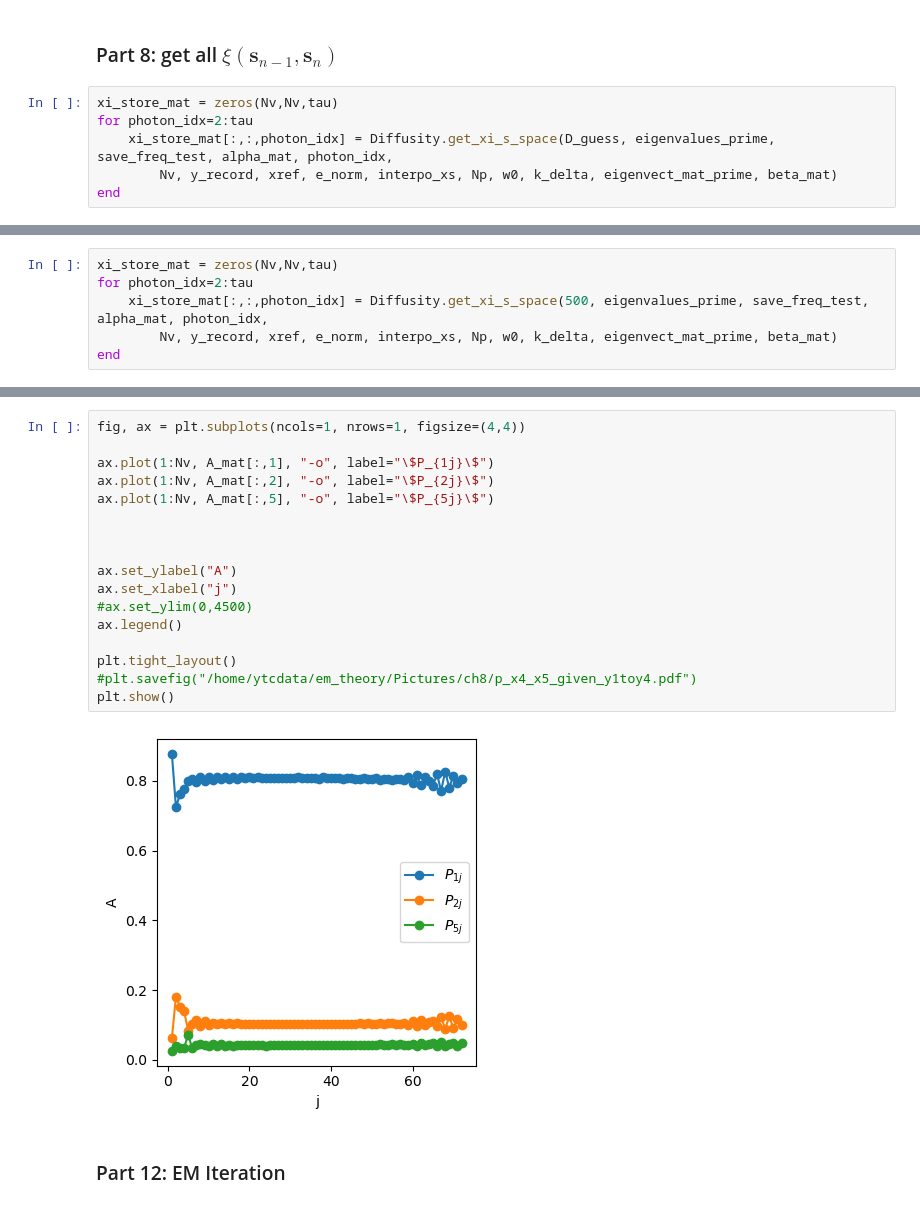
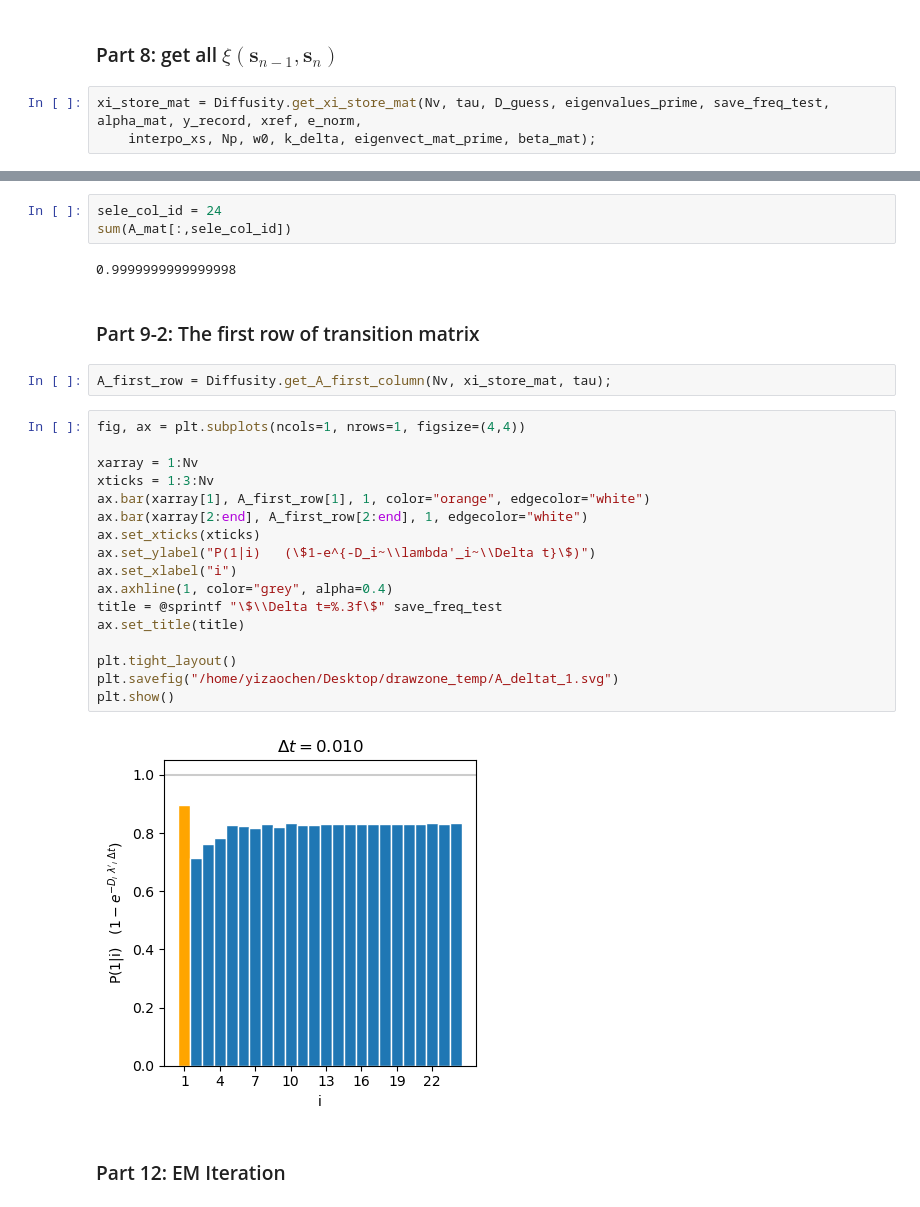
Before and after one commit to yizaochen/md_pisl, a Jupyter notebook: notebooks/diffusion_coefficient/eigenspace_graphical_EM_A_2.ipynb, the cells around one changed output, grey strips where cells are left out. Cells and saved outputs as stored; diff of their text form.

```diff
--- a/notebooks/diffusion_coefficient/eigenspace_graphical_EM_A_2.ipynb
+++ b/notebooks/diffusion_coefficient/eigenspace_graphical_EM_A_2.ipynb
@@ -113,8 +116,5 @@ alpha_mat, beta_mat, Anorm_vec, r_sqrt_array = Diffusity.forward_backward_v0(Nv,
 # %% [markdown]
 ### Part 8: get all $\xi(\textbf{s}_{n-1}, \textbf{s}_{n})$
 # %%
-xi_store_mat = zeros(Nv,Nv,tau)
-for photon_idx=2:tau
-    xi_store_mat[:,:,photon_idx] = Diffusity.get_xi_s_space(D_guess, eigenvalues_prime, save_freq_test, alpha_mat, photon_idx,
-        Nv, y_record, xref, e_norm, interpo_xs, Np, w0, k_delta, eigenvect_mat_prime, beta_mat)
-end
+xi_store_mat = Diffusity.get_xi_store_mat(Nv, tau, D_guess, eigenvalues_prime, save_freq_test, alpha_mat, y_record, xref, e_norm,
+    interpo_xs, Np, w0, k_delta, eigenvect_mat_prime, beta_mat);
@@ -125,7 +121 @@ Closest candidates are:
-# %%
-xi_store_mat = zeros(Nv,Nv,tau)
-for photon_idx=2:tau
-    xi_store_mat[:,:,photon_idx] = Diffusity.get_xi_s_space(500, eigenvalues_prime, save_freq_test, alpha_mat, photon_idx,
-        Nv, y_record, xref, e_norm, interpo_xs, Np, w0, k_delta, eigenvect_mat_prime, beta_mat)
-end
 # %% [markdown]
@@ -213,21 +143,30 @@ A_mat = get_A_mat(Nv, xi_store_mat, tau)
-# %%
-fig, ax = plt.subplots(ncols=1, nrows=1, figsize=(4,4))
-
-ax.plot(1:Nv, A_mat[:,1], "-o", label="\$P_{1j}\$")
-ax.plot(1:Nv, A_mat[:,2], "-o", label="\$P_{2j}\$")
-ax.plot(1:Nv, A_mat[:,5], "-o", label="\$P_{5j}\$")
-
-
-
-ax.set_ylabel("A")
-ax.set_xlabel("j")
-#ax.set_ylim(0,4500)
-ax.legend()
-
-plt.tight_layout()
-#plt.savefig("/home/ytcdata/em_theory/Pictures/ch8/p_x4_x5_given_y1toy4.pdf")
-plt.show()
-# %% [output]
-[figure, removed]
+# %%
+sele_col_id = 24
+sum(A_mat[:,sele_col_id])
+# %% [output]
+0.9999999999999998
+# %% [markdown]
+### Part 9-2: The first row of transition matrix
+# %%
+A_first_row = Diffusity.get_A_first_column(Nv, xi_store_mat, tau);
+# %%
+fig, ax = plt.subplots(ncols=1, nrows=1, figsize=(4,4))
+
+xarray = 1:Nv
+xticks = 1:3:Nv
+ax.bar(xarray[1], A_first_row[1], 1, color="orange", edgecolor="white")
+ax.bar(xarray[2:end], A_first_row[2:end], 1, edgecolor="white")
+ax.set_xticks(xticks)
+ax.set_ylabel("P(1|i)   (\$1-e^{-D_i~\\lambda'_i~\\Delta t}\$)")
+ax.set_xlabel("i")
+ax.axhline(1, color="grey", alpha=0.4)
+title = @sprintf "\$\\Delta t=%.3f\$" save_freq_test
+ax.set_title(title)
+
+plt.tight_layout()
+plt.savefig("/home/yizaochen/Desktop/drawzone_temp/A_deltat_1.svg")
+plt.show()
+# %% [output]
+[figure, added]
 # %% [markdown]
 ### Part 12: EM Iteration
```
Also changed, not shown: parts of 23 cells of this notebook, 1 other file.
